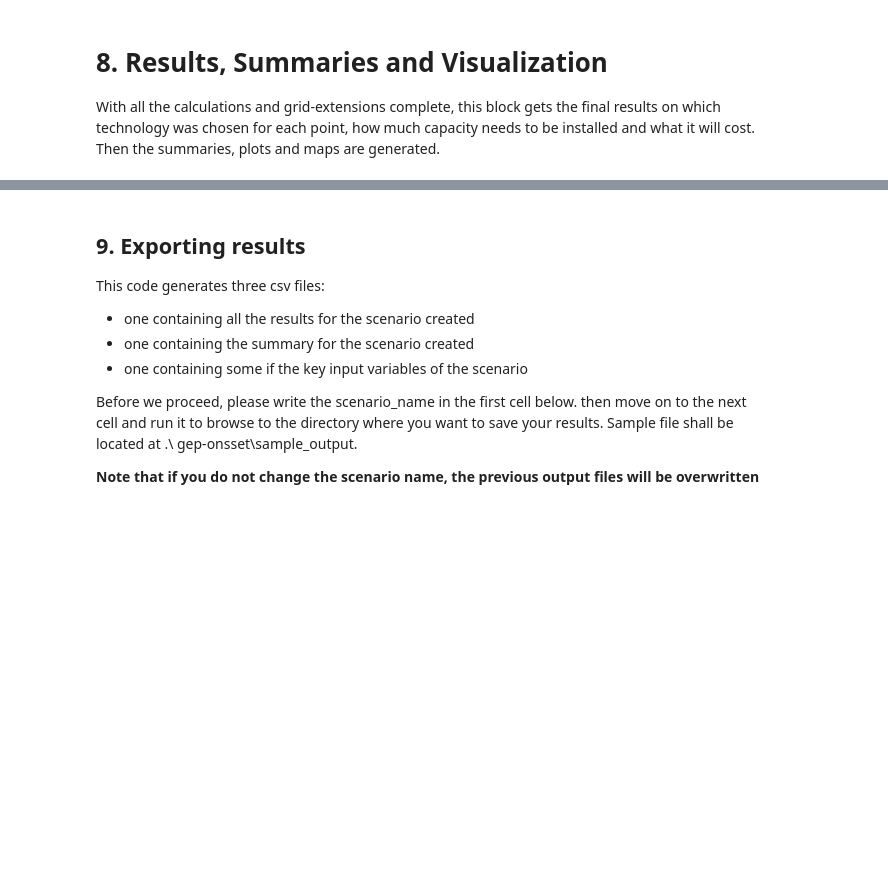
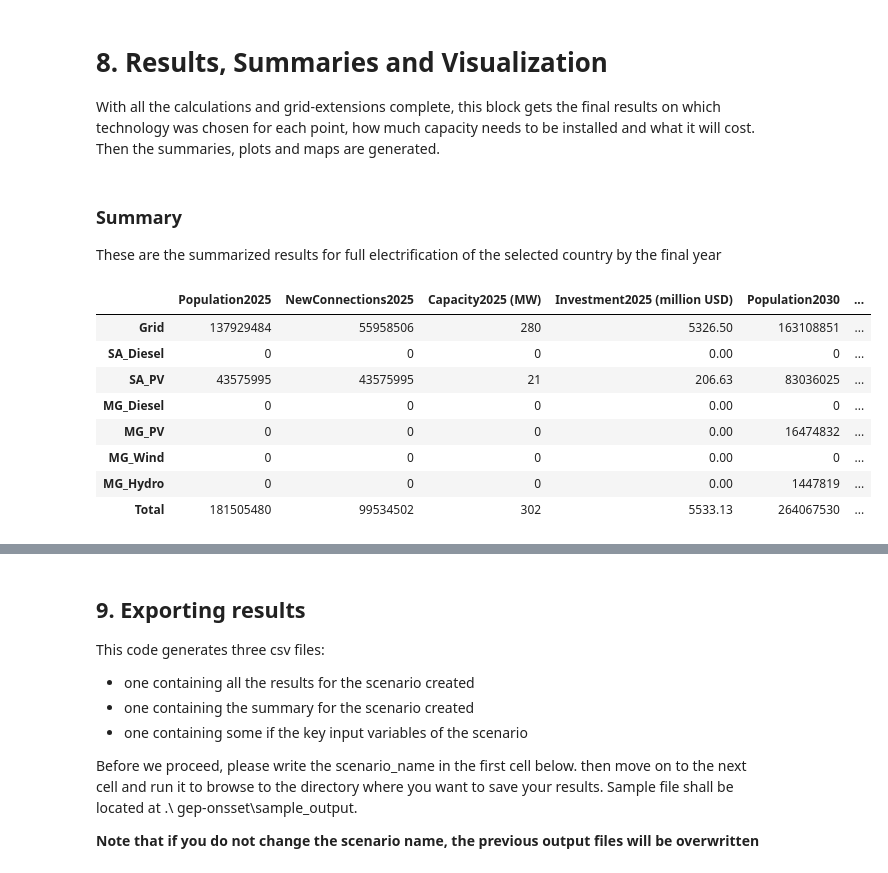
Before and after one commit to OnSSET/onsset, a Jupyter notebook: OnSSET_notebook.ipynb, the cells around one changed output, grey strips where cells are left out. Drawn from its saved outputs; the diff is of its cells as text; code cells hidden in the pictures; blank space fills up the shorter version.

```diff
--- a/OnSSET_notebook.ipynb
+++ b/OnSSET_notebook.ipynb
@@ -103,11 +98,11 @@ First, decide whether to include diesel technologies or not:
 # %%
 diesel_techs = 0                      ### 0 = diesel NOT included, 1 = diesel included
 # %%
-grid_generation_cost = 0.012           ### This is the grid electricity generation cost (USD/kWh) as expected in the end year of the analysis
-grid_power_plants_capital_cost = 2300 ### The cost in USD/kW to for capacity upgrades of the grid
-grid_losses = 0.082                     ### The fraction of electricity lost in transmission and distribution (percentage)
-base_to_peak = 0.8                    ### The ratio of base grid demand to peak demand (percentage)
-existing_grid_cost_ratio = 0.1        ### The additional cost per round of electrification (percentage)
+grid_generation_cost = 0.065           ### This is the grid electricity generation cost (USD/kWh) as expected in the end year of the analysis
+grid_power_plants_capital_cost = 1502  ### The cost in USD/kW to for capacity upgrades of the grid
+grid_losses = 0.082                    ### The fraction of electricity lost in transmission and distribution (percentage)
+base_to_peak = 0.8                     ### The ratio of base grid demand to peak demand (percentage)
+existing_grid_cost_ratio = 0.1         ### The additional cost per round of electrification (percentage)
 # %%
 diesel_price = 0.5                   ### This is the diesel price in USD/liter as expected in the end year of the analysis.
 # %%
@@ -125,7 +120,6 @@ sa_pv_capital_cost_5 = 6950           ### Stand-alone PV capital cost (USD/kW) f
 # %% [markdown]
 The cells below contain additional technology specifications
 # %%
-coordinate_units = 1000  # 1000 if coordinates are in m, 1 if coordinates are in km
 discount_rate = 0.08 # E.g. 0.08 means a discount rate of 8%
 
 # Transmission and distribution costs
@@ -187,18 +181,18 @@ mg_pv_calc = Technology(om_of_td_lines=0.03,
                         base_to_peak_load_ratio=0.85,
                         tech_life=20,
                         om_costs=0.02,
-                        capital_cost={float("inf"): mg_pv_capital_cost * pv_adjustment_factor}
+                        capital_cost={float("inf"): mg_pv_capital_cost}
                         )
 
 # Stand-alone PV costs
 sa_pv_calc = Technology(base_to_peak_load_ratio=0.9,
                         tech_life=15,
                         om_costs=0.02,
-                        capital_cost={float("inf"): sa_pv_capital_cost_5 * pv_adjustment_factor,
-                                      1: sa_pv_capital_cost_4 * pv_adjustment_factor,
-                                      0.100: sa_pv_capital_cost_3 * pv_adjustment_factor,
-                                      0.050: sa_pv_capital_cost_2 * pv_adjustment_factor,
-                                      0.020: sa_pv_capital_cost_1 * pv_adjustment_factor},
+                        capital_cost={float("inf"): sa_pv_capital_cost_5,
+                                      1: sa_pv_capital_cost_4,
+                                      0.100: sa_pv_capital_cost_3,
+                                      0.050: sa_pv_capital_cost_2,
+                                      0.020: sa_pv_capital_cost_1},
                         standalone=True
                         )
 
@@ -386,39 +399,52 @@ for year in yearsofanalysis:
     elements.append("Capacity{}".format(year))
     elements.append("Investment{}".format(year))
 
-techs = ["Grid", "SA_Diesel", "SA_PV", "MG_Diesel", "MG_PV", "MG_Wind", "MG_Hydro"]
-
 sumtechs = []
 for year in yearsofanalysis:
     sumtechs.extend(["Population{}".format(year) + t for t in techs])
     sumtechs.extend(["NewConnections{}".format(year) + t for t in techs])
     sumtechs.extend(["Capacity{}".format(year) + t for t in techs])
     sumtechs.extend(["Investment{}".format(year) + t for t in techs])
 
-summary = pd.Series(index=sumtechs, name='country')
+summary = pd.Series(index=sumtechs, name='country', dtype='float64')
 
 for year in yearsofanalysis:
     for t in techs:
-        summary.loc["Population{}".format(year) + t] = onsseter.df.loc[(onsseter.df[SET_MIN_OVERALL + '{}'.format(year)] == t + '{}'.format(year)), SET_POP + '{}'.format(year)].sum()
+        summary.loc["Population{}".format(year) + t] = onsseter.df.loc[(onsseter.df[SET_MIN_OVERALL + '{}'.format(year)] == t + '{}'.format(year)) & (onsseter.df[SET_ELEC_FINAL_CODE + '{}'.format(year)] < 99), SET_POP + '{}'.format(year)].sum()
         summary.loc["NewConnections{}".format(year) + t] = onsseter.df.loc[(onsseter.df[SET_MIN_OVERALL + '{}'.format(year)] == t + '{}'.format(year)) & (onsseter.df[SET_ELEC_FINAL_CODE + '{}'.format(year)] < 99), SET_NEW_CONNECTIONS + '{}'.format(year)].sum()
         summary.loc["Capacity{}".format(year) + t] = onsseter.df.loc[(onsseter.df[SET_MIN_OVERALL + '{}'.format(year)] == t + '{}'.format(year)) & (onsseter.df[SET_ELEC_FINAL_CODE + '{}'.format(year)] < 99), SET_NEW_CAPACITY + '{}'.format(year)].sum()/1000
         summary.loc["Investment{}".format(year) + t] = onsseter.df.loc[(onsseter.df[SET_MIN_OVERALL + '{}'.format(year)] == t + '{}'.format(year)) & (onsseter.df[SET_ELEC_FINAL_CODE + '{}'.format(year)] < 99), SET_INVESTMENT_COST + '{}'.format(year)].sum()
 
 index = techs + ['Total']
 columns = []
 for year in yearsofanalysis:
     columns.append("Population{}".format(year))
     columns.append("NewConnections{}".format(year))
     columns.append("Capacity{} (MW)".format(year))
     columns.append("Investment{} (million USD)".format(year))
 
 summary_table = pd.DataFrame(index=index, columns=columns)
 
 summary_table[columns[0]] = summary.iloc[0:7].astype(int).tolist() + [int(summary.iloc[0:7].sum())]
 summary_table[columns[1]] = summary.iloc[7:14].astype(int).tolist() + [int(summary.iloc[7:14].sum())]
 summary_table[columns[2]] = summary.iloc[14:21].astype(int).tolist() + [int(summary.iloc[14:21].sum())]
 summary_table[columns[3]] = [round(x/1e4)/1e2 for x in summary.iloc[21:28].astype(float).tolist()] + [round(summary.iloc[21:28].sum()/1e4)/1e2]
 summary_table[columns[4]] = summary.iloc[28:35].astype(int).tolist() + [int(summary.iloc[28:35].sum())]
 summary_table[columns[5]] = summary.iloc[35:42].astype(int).tolist() + [int(summary.iloc[35:42].sum())]
 summary_table[columns[6]] = summary.iloc[42:49].astype(int).tolist() + [int(summary.iloc[42:49].sum())]
 summary_table[columns[7]] = [round(x/1e4)/1e2 for x in summary.iloc[49:56].astype(float).tolist()] + [round(summary.iloc[49:56].sum()/1e4)/1e2]
+
+display(Markdown('### Summary \n These are the summarized results for full electrification of the selected country by the final year'))
+summary_table
+# %% [output]
+### Summary
+ These are the summarized results for full electrification of the selected country by the final year
+|  | Population2025 | NewConnections2025 | Capacity2025 (MW) | Investment2025 (million USD) | Population2030 | ... |
+| Grid | 137929484 | 55958506 | 280 | 5326.50 | 163108851 | ... |
+| SA_Diesel | 0 | 0 | 0 | 0.00 | 0 | ... |
+| SA_PV | 43575995 | 43575995 | 21 | 206.63 | 83036025 | ... |
+| MG_Diesel | 0 | 0 | 0 | 0.00 | 0 | ... |
+| MG_PV | 0 | 0 | 0 | 0.00 | 16474832 | ... |
+| MG_Wind | 0 | 0 | 0 | 0.00 | 0 | ... |
+| MG_Hydro | 0 | 0 | 0 | 0.00 | 1447819 | ... |
+| Total | 181505480 | 99534502 | 302 | 5533.13 | 264067530 | ... |
```
Also changed, not shown: parts of 19 cells of this notebook, 1 other file.
